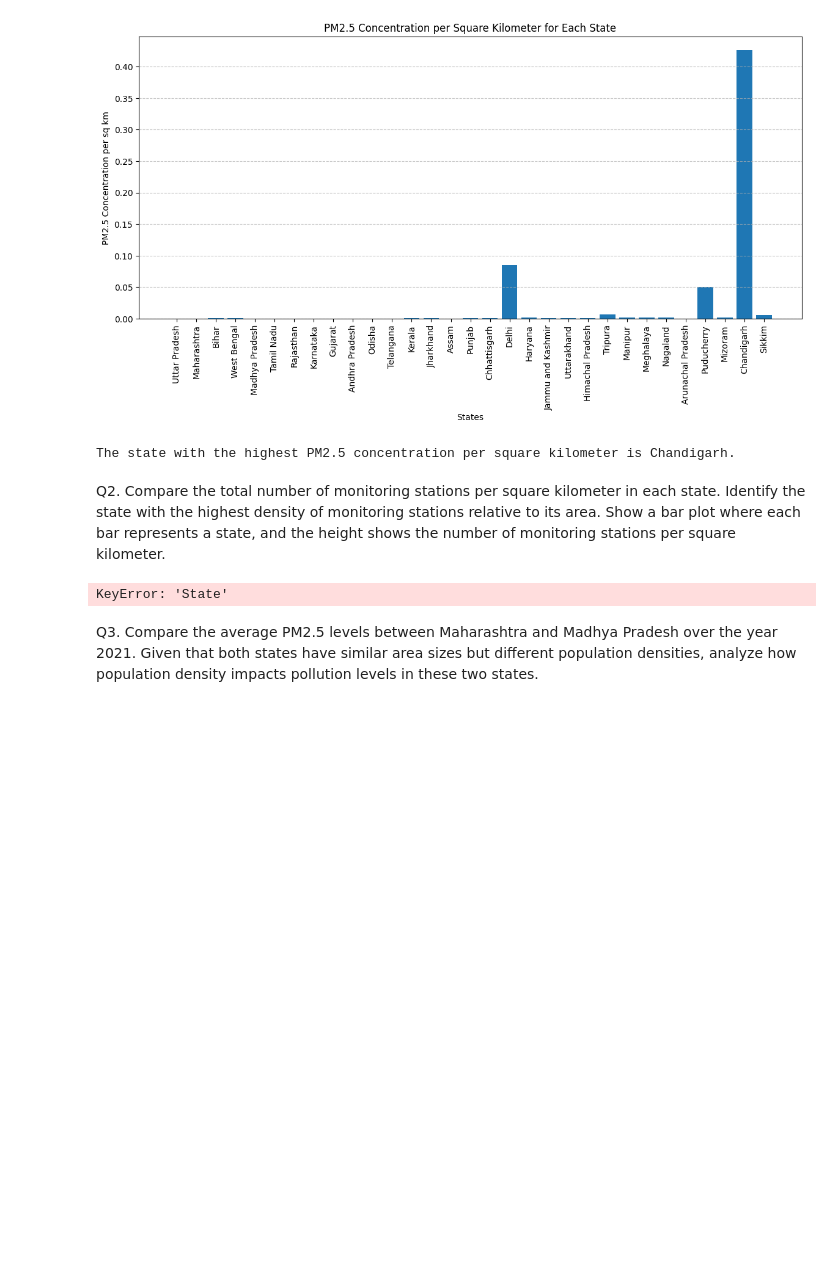
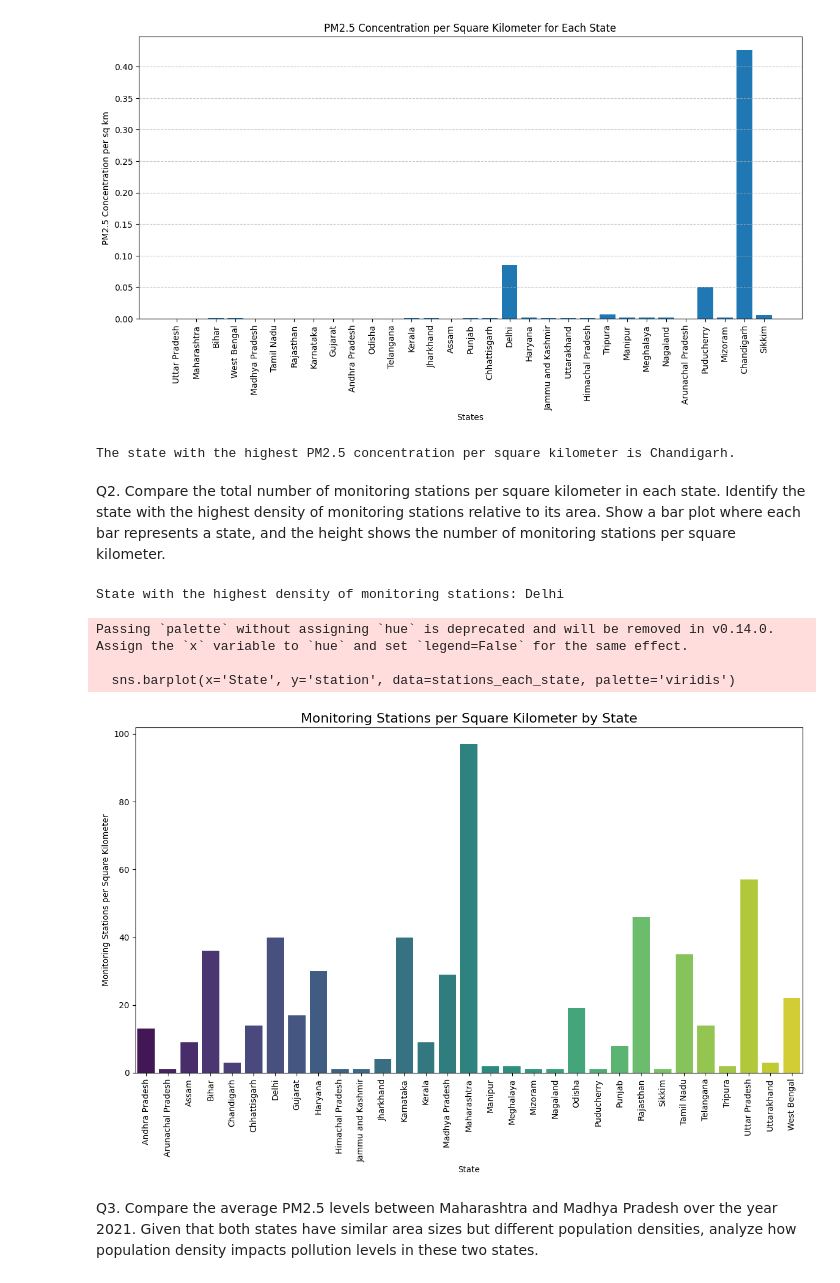
Before and after one commit to PriyankaR1605/J040-Assignment-3, a Jupyter notebook: PSDV Assignment-3.ipynb, the cells around one changed output. Drawn from its saved outputs; the diff is of its cells as text; code cells hidden in the pictures; blank space fills up the shorter version.

```diff
--- a/PSDV Assignment-3.ipynb
+++ b/PSDV Assignment-3.ipynb
@@ -385,24 +396,28 @@ The state with the highest PM2.5 concentration per square kilometer is Chandigar
 # %% [markdown]
 Q2. Compare the total number of monitoring stations per square kilometer in each state. Identify the state with the highest density of monitoring stations relative to its area. Show a bar plot where each bar represents a state, and the height shows the number of monitoring stations per square kilometer.
 # %%
-path=r"C:\Users\Swamini\Downloads\State_data.csv"
+path=r"State_data.csv"
 state_data=pd.read_csv(path)
 stations_each_state = df.groupby('State')['station'].nunique().reset_index()
 stations_each_state['stations_per_sq_km'] = stations_each_state['station'] / state_data.groupby('State')['Area (km2)'].first().reset_index()['Area (km2)']
 highest_density_state = stations_each_state.loc[stations_each_state['stations_per_sq_km'].idxmax()]
 print(f"State with the highest density of monitoring stations: {highest_density_state['State']}")
 
 plt.figure(figsize=(12, 8))
 sns.barplot(x='State', y='station', data=stations_each_state, palette='viridis')
 
 plt.title('Monitoring Stations per Square Kilometer by State', fontsize=16)
 plt.xlabel('State')
 plt.xticks(rotation=90)
 plt.ylabel('Monitoring Stations per Square Kilometer')
 plt.tight_layout()
 plt.show()
 # %% [output]
-KeyError: 'State'
+State with the highest density of monitoring stations: Delhi
+Passing `palette` without assigning `hue` is deprecated and will be removed in v0.14.0. Assign the `x` variable to `hue` and set `legend=False` for the same effect.
+
+  sns.barplot(x='State', y='station', data=stations_each_state, palette='viridis')
+[figure, added]
 # %% [markdown]
 Q3. Compare the average PM2.5 levels between Maharashtra and Madhya Pradesh over the year 2021. Given that both states have similar area sizes but different population densities, analyze how population density impacts pollution levels in these two states.
 # %%
```
Also changed, not shown: parts of 14 cells of this notebook, 7 other files.
